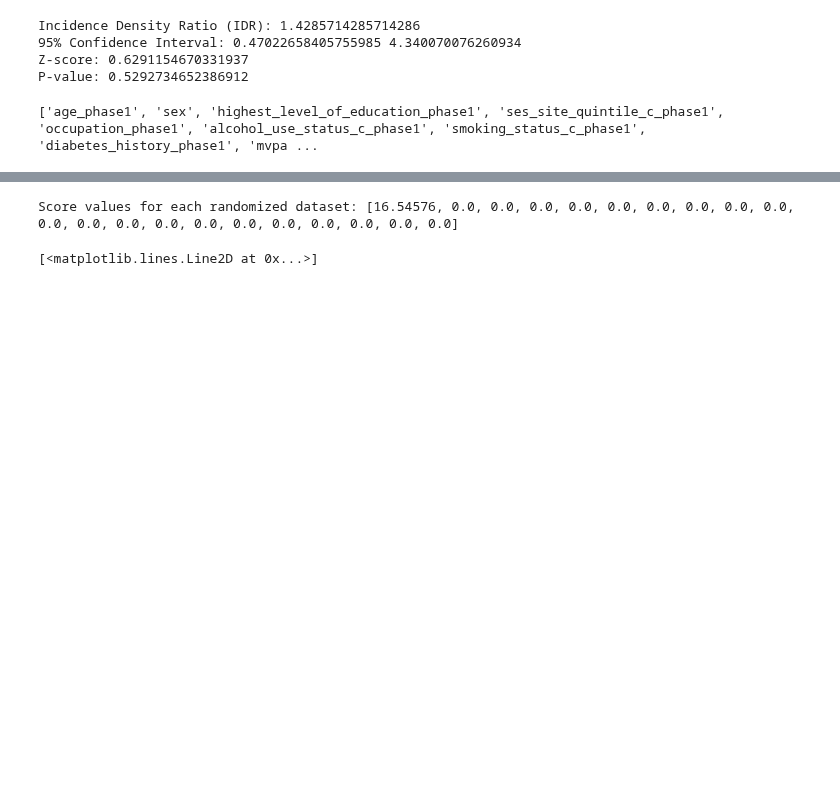
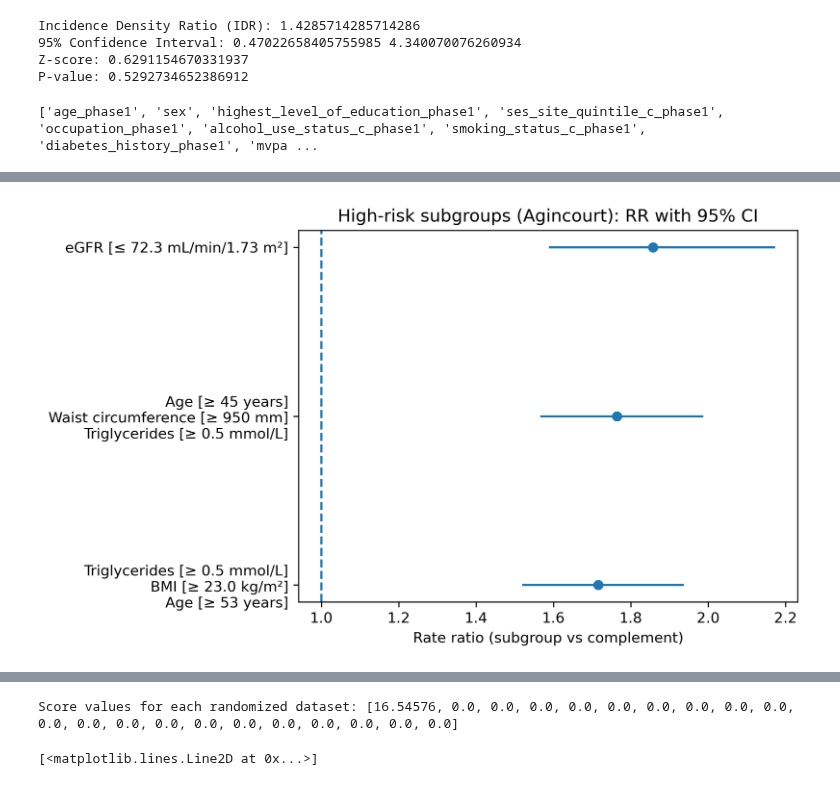
Before and after one commit to kayvinsoo7/HAALSI_work, a Jupyter notebook: mdscan-master/Poisson_scoring2.ipynb, the cells around one changed output, grey strips where cells are left out. Drawn from its saved outputs; the diff is of its cells as text; code cells hidden in the pictures; blank space fills up the shorter version.

Commit message:
forest plots

```diff
--- a/mdscan-master/Poisson_scoring2.ipynb
+++ b/mdscan-master/Poisson_scoring2.ipynb
@@ -1215,0 +1414,91 @@ results_df
+# %%
+# Re-run because the kernel state was reset automatically.
+
+import pandas as pd
+import numpy as np
+import io
+import matplotlib.pyplot as plt
+from textwrap import shorten
+
+csv_text = """penalty,subgroup_rule,n_literals,n_sub,n_comp,size_percent,events_sub,events_comp,rate_sub,rate_comp,rate_pop,IDR_vs_pop,IDR_CI95_low,IDR_CI95_high,z_IDR_vs_pop,p_IDR_vs_pop,RR_vs_comp,RR_CI95_low,RR_CI95_high,z_RR_vs_comp,p_RR_vs_comp,score,events_pop,n_pop
+1.0,triglycerides phase1[0.46 - 5.34] AND bmi c phase1[22.99 - 68.02] AND age phase1[53.0 - 70.0],3,371,1024,26.59,422.0,679.0,1.137466307277628,0.6630859375,0.789247311827957,1.441,1.2882213378631058,1.6123538966231485,6.383548086847268,1.7303122673609908e-10,1.715413105526202,1.5191620043814758,1.9370166671652251,8.7058824095763,3.1511341809865068e-18,22.043,1101.0,1395
+2.0,age phase1[44.8 - 70.0] AND waist circumference phase1[950.0 - 1470.0] AND triglycerides phase1[0.46 - 5.34],3,425,970,30.47,480.0,621.0,1.1294117647058823,0.6402061855670103,0.789247311827957,1.431,1.285527702794349,1.5929309551281035,6.552137616519059,5.671923431853356e-11,1.7641375390736005,1.5660277238884246,1.987309170390137,9.340336541008861,9.60283967785209e-21,21.449,1101.0,1395
+3.5,egfr c phase1[4.18 - 72.28],1,140,1255,10.04,189.0,912.0,1.35,0.7266932270916334,0.789247311827957,1.71,1.4658842957749498,1.9959130697990177,6.8175158101104305,9.262821342545008e-12,1.857730263157895,1.588370577054516,2.1727686098621626,7.7495168702339035,9.224282520547087e-15,19.446,1101.0,1395
+"""
+df = pd.read_csv(io.StringIO(csv_text))
+
+num_cols = ['n_literals','n_sub','n_comp','size_percent','events_sub','events_comp',
+            'rate_sub','rate_comp','rate_pop','IDR_vs_pop','IDR_CI95_low','IDR_CI95_high',
+            'p_IDR_vs_pop','RR_vs_comp','RR_CI95_low','RR_CI95_high','p_RR_vs_comp','events_pop','n_pop']
+for c in num_cols:
+    df[c] = pd.to_numeric(df[c], errors='coerce')
+
+def pretty_label(raw: str) -> str:
+    s = raw.lower()
+    parts = [p.strip() for p in s.split('and')]
+    out_lines = []
+    for p in parts:
+        if 'triglycerides' in p:
+            out_lines.append("Triglycerides [≥ 0.5 mmol/L]")
+        elif 'bmi' in p and 'bmi c' in p:
+            out_lines.append("BMI [≥ 23.0 kg/m²]")
+        elif 'age' in p:
+            if '53.0' in p:
+                out_lines.append("Age [≥ 53 years]")
+            elif '44.8' in p:
+                out_lines.append("Age [≥ 45 years]")
+            else:
+                out_lines.append("Age [threshold]")
+        elif 'waist circumference' in p:
+            out_lines.append("Waist circumference [≥ 950 mm]")
+        elif 'waist hip' in p or 'waist-hip' in p:
+            out_lines.append("Waist–hip ratio [≥ 0.90]")
+        elif 'egfr' in p:
+            out_lines.append("eGFR [≤ 72.3 mL/min/1.73 m²]")
+        else:
+            out_lines.append(p.strip())
+    return "\n".join(out_lines)
+
+df['subset_description_pretty'] = df['subgroup_rule'].apply(pretty_label)
+
+df['count_percent'] = (df['events_sub'] / df['events_pop'] * 100).round(2)
+
+# Forest plot
+plot_df = df.sort_values('RR_vs_comp', ascending=True).reset_index(drop=True)
+x = plot_df['RR_vs_comp'].values
+x_low = plot_df['RR_CI95_low'].values
+x_high = plot_df['RR_CI95_high'].values
+xerr = np.vstack([x - x_low, x_high - x])
+y = np.arange(len(plot_df))
+
+plt.figure(figsize=(7.5, 4.5), dpi=300)
+plt.errorbar(x=x, y=y, xerr=xerr, fmt='o')
+plt.axvline(1.0, linestyle='--')
+plt.yticks(y, plot_df['subset_description_pretty'].tolist())
+plt.xlabel('Rate ratio (subgroup vs complement)')
+plt.title('High-risk subgroups (Agincourt): RR with 95% CI')
+plt.tight_layout()
+plt.show()
+
+# Supplementary table
+supp_cols = [
+    ('n_literals', 'Number of literals'),
+    ('subset_description_pretty', 'Subset description'),
+    ('n_sub', 'Size (n)'),
+    ('events_sub', 'Counts (total)'),
+    ('IDR_vs_pop', 'IDR (subgroup vs population)'),
+    ('size_percent', 'Size (%)'),
+    ('count_percent', 'Count (%)'),
+    ('p_RR_vs_comp', 'P value (RR vs complement)'),
+    ('rate_sub', 'Mean disease count (subgroup)')
+]
+supp_df = df[[c for c, _ in supp_cols]].copy()
+supp_df.columns = [h for _, h in supp_cols]
+
+for col in ['IDR (subgroup vs population)', 'Size (%)', 'Count (%)', 'P value (RR vs complement)', 'Mean disease count (subgroup)']:
+    if col in supp_df.columns:
+        supp_df[col] = pd.to_numeric(supp_df[col], errors='coerce').round(3)
+
+supp_df
+# %% [output]
+[figure, added]
```
Also changed, not shown: parts of 11 cells of this notebook, 2 other files.
